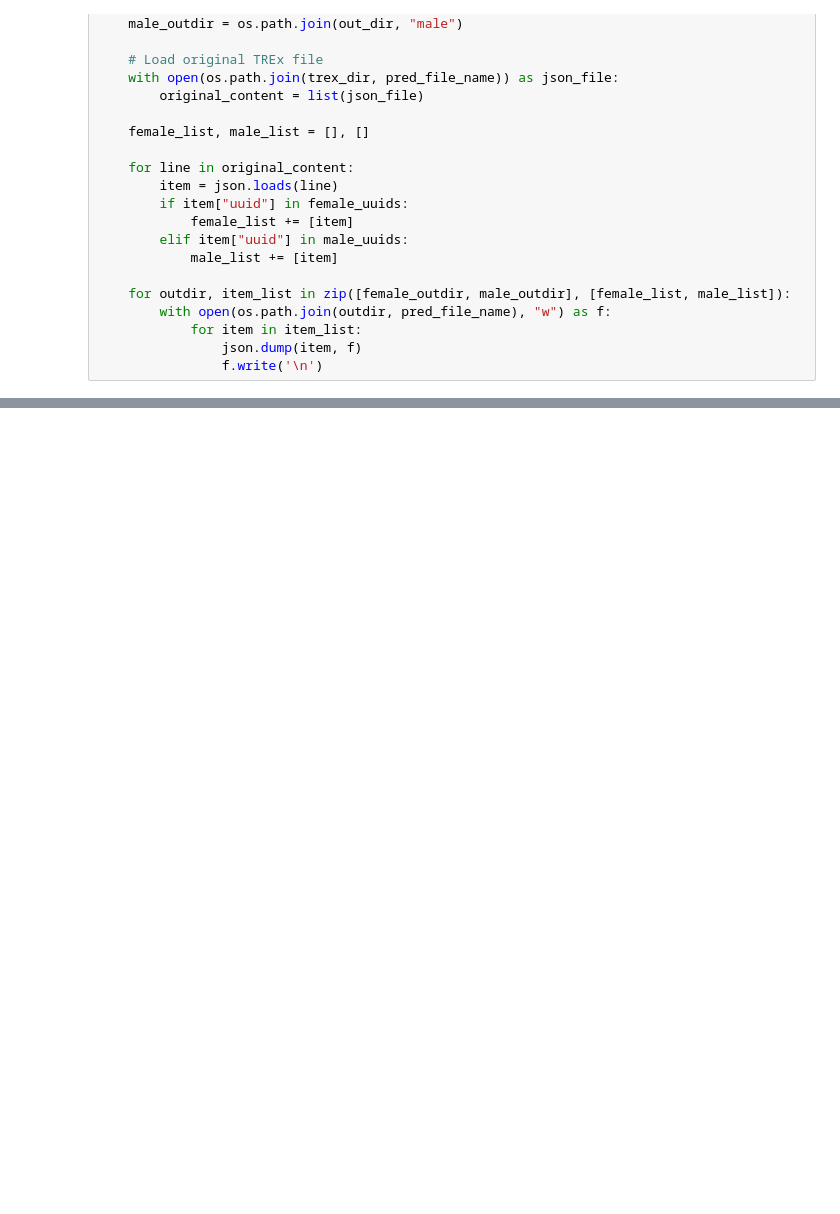
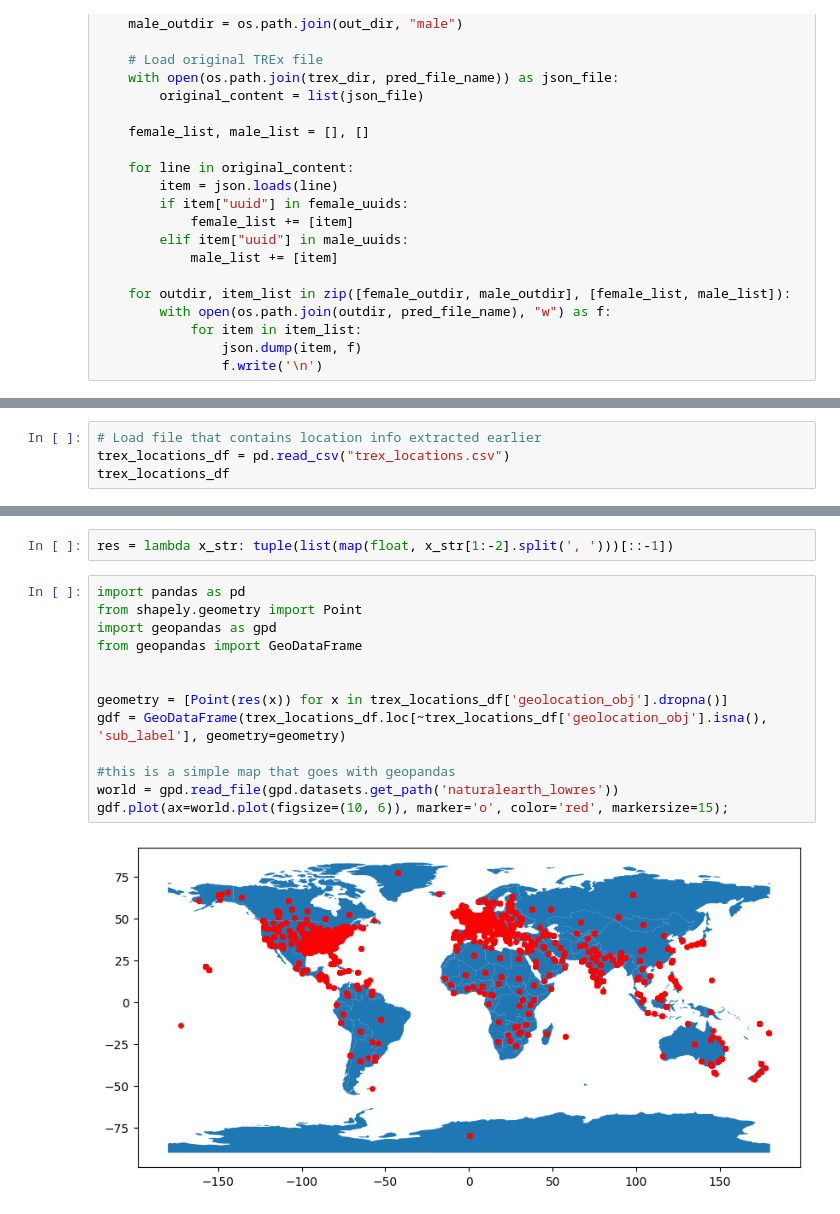
Before and after one commit to krangelie/trex-benchmark-bias-analysis, a Jupyter notebook: investigate_bias_in_lama.ipynb, the cells around one changed output, grey strips where cells are left out. Cells and saved outputs as stored; diff of their text form; blank space fills up the shorter version.

```diff
--- a/investigate_bias_in_lama.ipynb
+++ b/investigate_bias_in_lama.ipynb
@@ -388,0 +414,4 @@ for predicate in trex_persons_df.groupby("predicate_id"):
+# %%
+# Load file that contains location info extracted earlier
+trex_locations_df = pd.read_csv("trex_locations.csv")
+trex_locations_df
@@ -388,0 +452,17 @@ for predicate in trex_persons_df.groupby("predicate_id"):
+# %%
+res = lambda x_str: tuple(list(map(float, x_str[1:-2].split(', ')))[::-1])
+# %%
+import pandas as pd
+from shapely.geometry import Point
+import geopandas as gpd
+from geopandas import GeoDataFrame
+
+
+geometry = [Point(res(x)) for x in trex_locations_df['geolocation_obj'].dropna()]
+gdf = GeoDataFrame(trex_locations_df.loc[~trex_locations_df['geolocation_obj'].isna(), 'sub_label'], geometry=geometry)
+
+#this is a simple map that goes with geopandas
+world = gpd.read_file(gpd.datasets.get_path('naturalearth_lowres'))
+gdf.plot(ax=world.plot(figsize=(10, 6)), marker='o', color='red', markersize=15);
+# %% [output]
+[figure, added]
```
Also changed, not shown: parts of 12 cells of this notebook.
